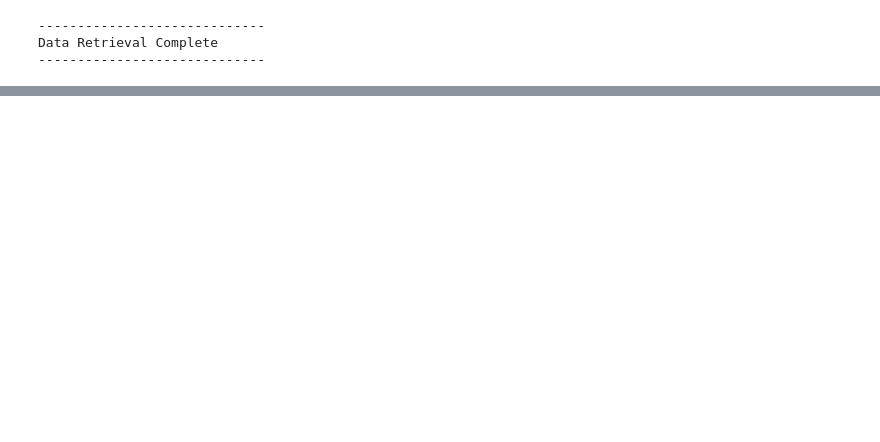
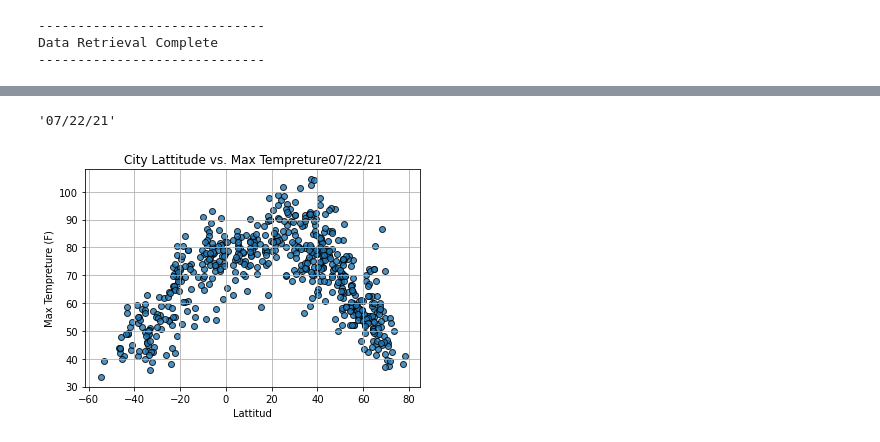
Before and after one commit to elhamamini/World_Weather_Analysis, a Jupyter notebook: WeatherPy.ipynb, the cells around one changed output, grey strips where cells are left out. Saved outputs shown, nothing was run; the diff lists cells and outputs as text; code cells hidden in the pictures; blank space fills up the shorter version.

```diff
--- a/WeatherPy.ipynb
+++ b/WeatherPy.ipynb
@@ -192,3 +192,9 @@ city_data_df.head(10)
 output_data_file = "weather_data/cities.csv"
 # Export the City_Data into a CSV.
 city_data_df.to_csv(output_data_file, index_label="City_ID")
+# %%
+lats=city_data_df["lat"]
+humidity=city_data_df["Humidity"]
+wind_speed=city_data_df["Wind Speed"]
+cloudiness=city_data_df["Cloudiness"]
+max_temps=city_data_df["max_temp"]
@@ -194,0 +203,15 @@ city_data_df.to_csv(output_data_file, index_label="City_ID")
+# %%
+today=time.strftime("%x")
+today
+# %% [output]
+'07/22/21'
+# %%
+plt.scatter(lats,max_temps,edgecolor="black",alpha=0.8, marker="o", linewidths=1)
+plt.title("City Lattitude vs. Max Tempreture"+today)
+plt.grid()
+plt.xlabel("Lattitud")
+plt.ylabel("Max Tempreture (F)")
+plt.savefig("weather_data/fig1.png")
+plt.show()
+# %% [output]
+[figure, added]
```
Also changed, not shown: parts of 18 cells of this notebook, 19 other files.
